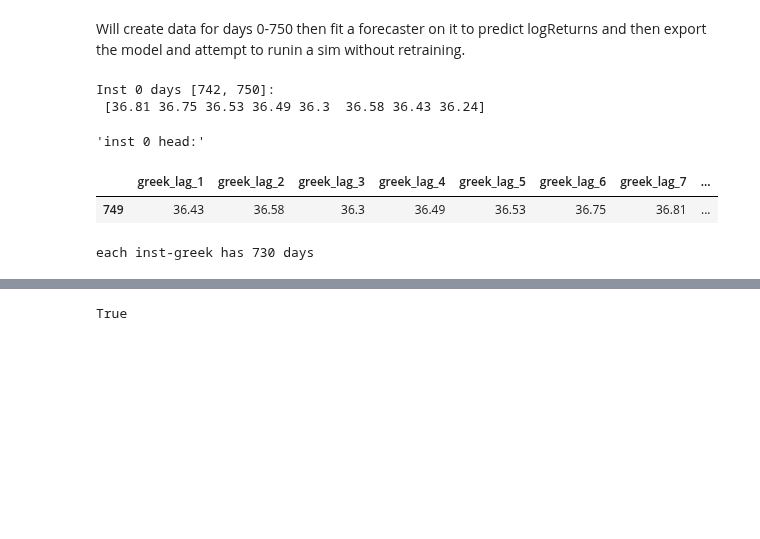
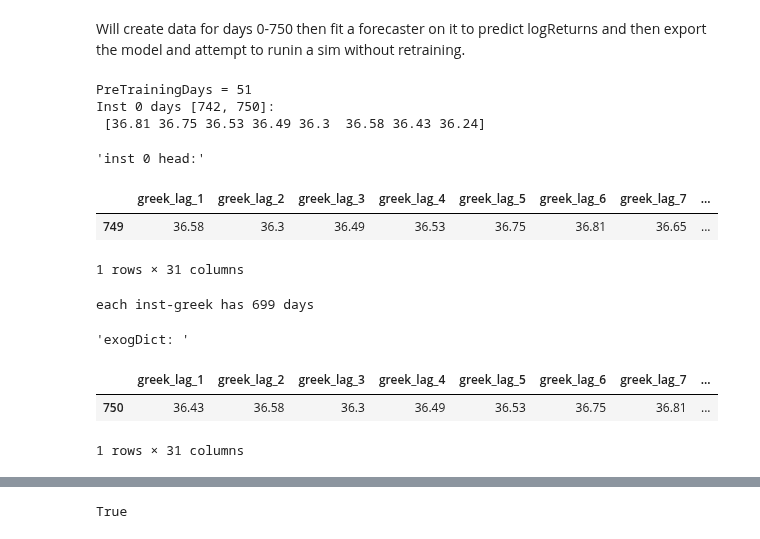
Before and after one commit to JensenJones/Algothon-2025, a Jupyter notebook: strategies/ms_forecasting/Forecaster simple notebook.ipynb, the cells around one changed output, grey strips where cells are left out. Cells and saved outputs as stored; diff of their text form; code cells hidden in the pictures; blank space fills up the shorter version.

```diff
--- a/strategies/ms_forecasting/Forecaster simple notebook.ipynb
+++ b/strategies/ms_forecasting/Forecaster simple notebook.ipynb
@@ -30,30 +31,42 @@ from skforecast.exceptions import OneStepAheadValidationWarning
 
 import warnings
 # %%
-prices1000Days = np.loadtxt("../../sourceCode/1000Prices.txt").T
+prices750Days = np.loadtxt("../../sourceCode/prices.txt").T
 
 from strategies.ms_forecasting.main import createGreeksManager
 from strategies.ms_forecasting.main import GreeksManager
 from strategies.ms_forecasting.main import PRICE_LAGS
 from strategies.ms_forecasting.main import MOMENTUM_WINDOWS
 from strategies.ms_forecasting.main import VOL_WINDOWS
+from strategies.ms_forecasting.main import RSI_WINDOWS
+from strategies.ms_forecasting.main import EMA_WINDOWS
+from strategies.ms_forecasting.main import ROC_WINDOWS
 
-preTrainingDays = max(PRICE_LAGS + MOMENTUM_WINDOWS + VOL_WINDOWS)
+preTrainingDays = max(PRICE_LAGS + MOMENTUM_WINDOWS + VOL_WINDOWS + RSI_WINDOWS + EMA_WINDOWS + ROC_WINDOWS) + 1
+print(f"PreTrainingDays = {preTrainingDays}")
 
 trainingDataWindowSize = 750 - preTrainingDays # 20 days of data needed for all greeks to be void of NaN's
-gm: GreeksManager = createGreeksManager(prices1000Days[:, :751], trainingDataWindowSize) # giving 751 days but the 751'st is removed when we get the history
+gm: GreeksManager = createGreeksManager(prices750Days, trainingDataWindowSize) # giving 751 days but the 751'st is removed when we get the history
 
-exogIndex = pd.RangeIndex(preTrainingDays, 750)
+exogIndex = pd.RangeIndex(preTrainingDays, preTrainingDays + trainingDataWindowSize)
 exogDict = gm.getGreeksHistoryDict(exogIndex)
 
-print("Inst 0 days [742, 750]:\n", prices1000Days[0, 742:750])
+print("Inst 0 days [742, 750]:\n", prices750Days[0, -8:])
 display("inst 0 head:", exogDict["inst_0"].tail(1))
 print(f"each inst-greek has {len(exogDict["inst_0"]["greek_lag_1"])} days")
+
+display("exogDict: ", gm.getGreeksDict(pd.RangeIndex(750, 751))["inst_0"])
 # %% [output]
+PreTrainingDays = 51
 Inst 0 days [742, 750]:
  [36.81 36.75 36.53 36.49 36.3  36.58 36.43 36.24]
 'inst 0 head:'
 |  | greek_lag_1 | greek_lag_2 | greek_lag_3 | greek_lag_4 | greek_lag_5 | greek_lag_6 | greek_lag_7 | ... |
-| 749 | 36.43 | 36.58 | 36.3 | 36.49 | 36.53 | 36.75 | 36.81 | ... |
+| 749 | 36.58 | 36.3 | 36.49 | 36.53 | 36.75 | 36.81 | 36.65 | ... |
-each inst-greek has 730 days
+1 rows × 31 columns
+each inst-greek has 699 days
+'exogDict: '
+|  | greek_lag_1 | greek_lag_2 | greek_lag_3 | greek_lag_4 | greek_lag_5 | greek_lag_6 | greek_lag_7 | ... |
+| 750 | 36.43 | 36.58 | 36.3 | 36.49 | 36.53 | 36.75 | 36.81 | ... |
+1 rows × 31 columns
 # %%
```
Also changed, not shown: parts of 6 cells of this notebook, 3 other files.
